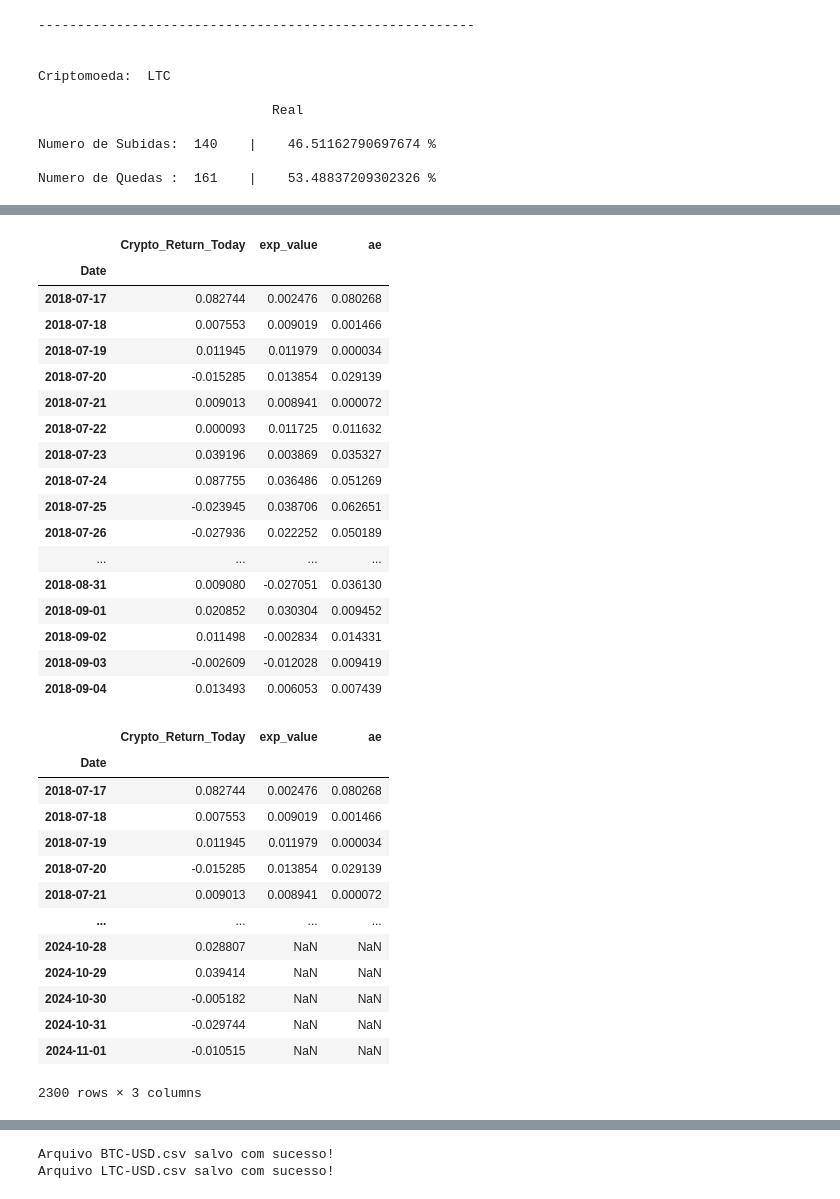
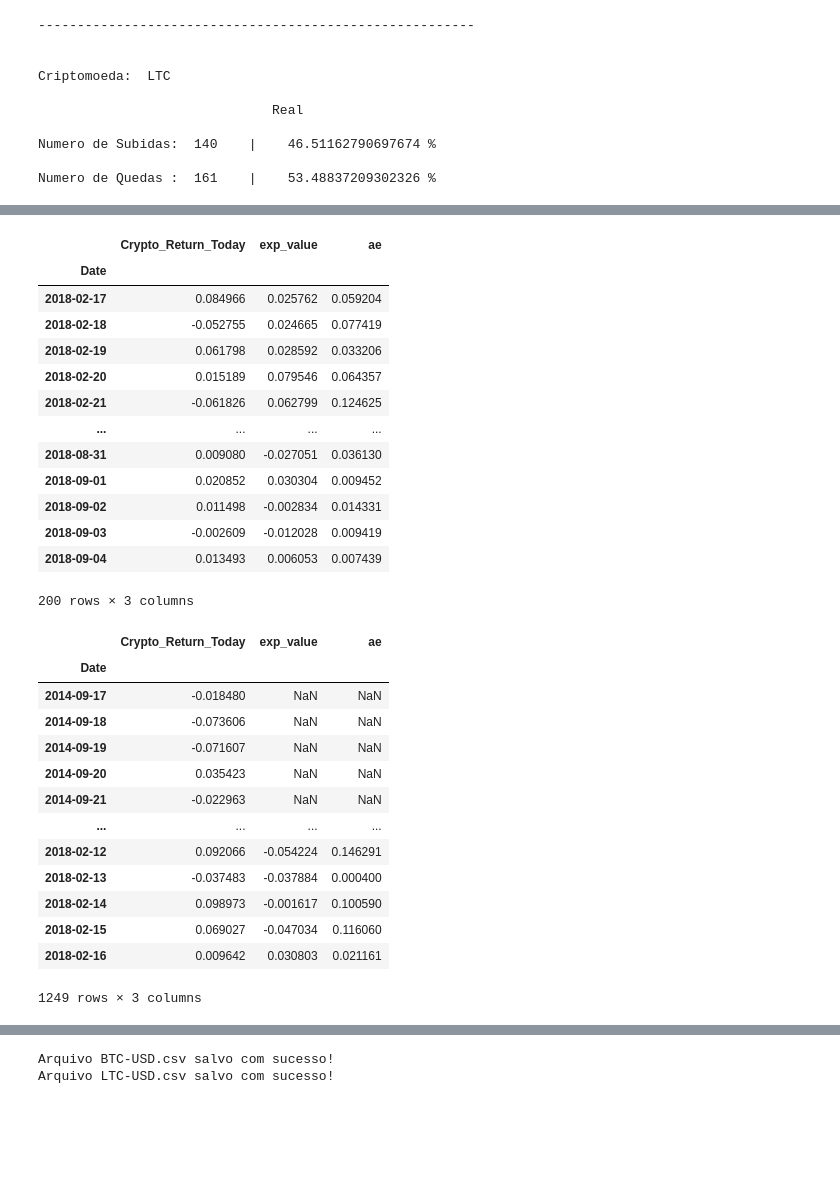
Before and after one commit to JoaoDelVecchio/Quantamental, a Jupyter notebook: Código/Escolha da Arquitetura/Arquitetura_1/Arquitetura_1.ipynb, the cells around one changed output, grey strips where cells are left out. Saved outputs shown, nothing was run; the diff lists cells and outputs as text; code cells hidden in the pictures; blank space fills up the shorter version.

```diff
--- a/Código/Escolha da Arquitetura/Arquitetura_1/Arquitetura_1.ipynb
+++ b/Código/Escolha da Arquitetura/Arquitetura_1/Arquitetura_1.ipynb
@@ -373,7 +373,7 @@ Numero de Quedas :  161    |    53.48837209302326 %
 # Função que processa cada criptomoeda (paralelismo será aplicado aqui)
 def process_crypto(crypto, data, test_target, data_complete, time_step, features):
     # Criar um modelo para cada criptomoeda
-    for day in range(2350, 2450):
+    for day in range(2450, 2550):
         model = create_model(time_step, features)
 
         df_train = data[crypto][day].copy()  # df é uma tabela de 300 linhas e uma coluna
@@ -521,9 +517,6 @@ results_df = pd.DataFrame(results)
 
 # Exibindo a tabela com os resultados
 #results_df.to_csv("resultado_arquitetura_1.csv", index = True)
-# %%
-for crypto in cryptos:
-    data_complete[crypto]= data_complete[crypto][~data_complete[crypto].index.duplicated(keep='first')]
 # %%
 data_aux = {}
 for crypto in cryptos:
@@ -533,40 +526,36 @@ data_aux['BTC-USD'].dropna()
 # %% [output]
 |  | Crypto_Return_Today | exp_value | ae |
 | Date |  |  |  |
-| 2018-07-17 | 0.082744 | 0.002476 | 0.080268 |
-| 2018-07-18 | 0.007553 | 0.009019 | 0.001466 |
-| 2018-07-19 | 0.011945 | 0.011979 | 0.000034 |
-| 2018-07-20 | -0.015285 | 0.013854 | 0.029139 |
-| 2018-07-21 | 0.009013 | 0.008941 | 0.000072 |
-| 2018-07-22 | 0.000093 | 0.011725 | 0.011632 |
-| 2018-07-23 | 0.039196 | 0.003869 | 0.035327 |
-| 2018-07-24 | 0.087755 | 0.036486 | 0.051269 |
-| 2018-07-25 | -0.023945 | 0.038706 | 0.062651 |
-| 2018-07-26 | -0.027936 | 0.022252 | 0.050189 |
+| 2018-02-17 | 0.084966 | 0.025762 | 0.059204 |
+| 2018-02-18 | -0.052755 | 0.024665 | 0.077419 |
+| 2018-02-19 | 0.061798 | 0.028592 | 0.033206 |
+| 2018-02-20 | 0.015189 | 0.079546 | 0.064357 |
+| 2018-02-21 | -0.061826 | 0.062799 | 0.124625 |
 | ... | ... | ... | ... |
 | 2018-08-31 | 0.009080 | -0.027051 | 0.036130 |
 | 2018-09-01 | 0.020852 | 0.030304 | 0.009452 |
 | 2018-09-02 | 0.011498 | -0.002834 | 0.014331 |
 | 2018-09-03 | -0.002609 | -0.012028 | 0.009419 |
 | 2018-09-04 | 0.013493 | 0.006053 | 0.007439 |
+200 rows × 3 columns
 # %%
-data_aux['BTC-USD'][-2300:]
-#data_complete['BTC-USD'][:-2300]
+data_aux['BTC-USD'][-2450:]
+data_complete['BTC-USD'][:-2450]
 # %% [output]
 |  | Crypto_Return_Today | exp_value | ae |
 | Date |  |  |  |
-| 2018-07-17 | 0.082744 | 0.002476 | 0.080268 |
-| 2018-07-18 | 0.007553 | 0.009019 | 0.001466 |
-| 2018-07-19 | 0.011945 | 0.011979 | 0.000034 |
-| 2018-07-20 | -0.015285 | 0.013854 | 0.029139 |
-| 2018-07-21 | 0.009013 | 0.008941 | 0.000072 |
+| 2014-09-17 | -0.018480 | NaN | NaN |
+| 2014-09-18 | -0.073606 | NaN | NaN |
+| 2014-09-19 | -0.071607 | NaN | NaN |
+| 2014-09-20 | 0.035423 | NaN | NaN |
+| 2014-09-21 | -0.022963 | NaN | NaN |
 | ... | ... | ... | ... |
-| 2024-10-28 | 0.028807 | NaN | NaN |
-| 2024-10-29 | 0.039414 | NaN | NaN |
-| 2024-10-30 | -0.005182 | NaN | NaN |
-| 2024-10-31 | -0.029744 | NaN | NaN |
-| 2024-11-01 | -0.010515 | NaN | NaN |
+| 2018-02-12 | 0.092066 | -0.054224 | 0.146291 |
+| 2018-02-13 | -0.037483 | -0.037884 | 0.000400 |
+| 2018-02-14 | 0.098973 | -0.001617 | 0.100590 |
+| 2018-02-15 | 0.069027 | -0.047034 | 0.116060 |
+| 2018-02-16 | 0.009642 | 0.030803 | 0.021161 |
-2300 rows × 3 columns
+1249 rows × 3 columns
 # %%
 for crypto in cryptos:
     df_aux = data_complete[crypto]
```
Also changed, not shown: parts of 6 cells of this notebook, 4 other files.
